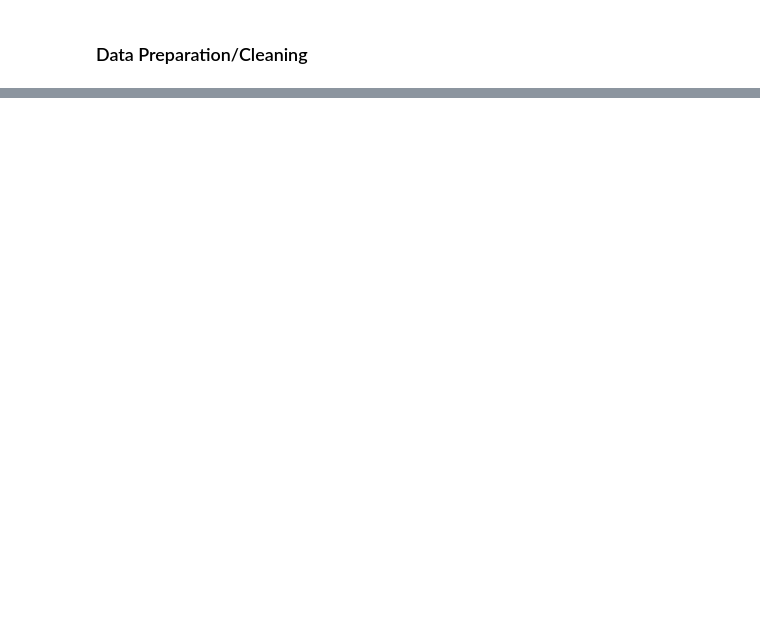
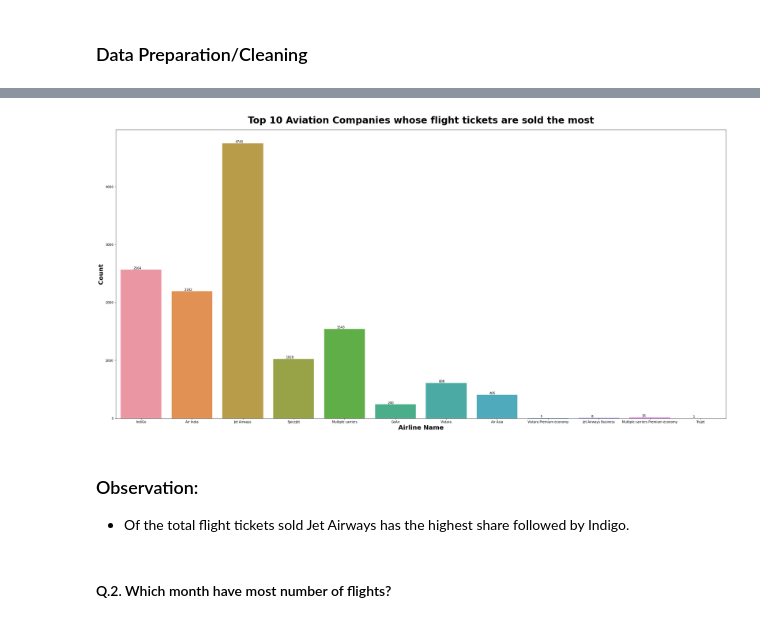
Before and after one commit to kirandhasade/flight_code_analysis, a Jupyter notebook: Flight Prediction.ipynb, the cells around one changed output, grey strips where cells are left out. Cells and saved outputs as stored; diff of their text form; code cells hidden in the pictures; blank space fills up the shorter version.

```diff
--- a/Flight Prediction.ipynb
+++ b/Flight Prediction.ipynb
@@ -11,0 +45,13 @@ final_df = pd.read_csv("flight_prediction.csv")
+# %%
+final_df = final_df.rename(columns={'Airline':'airline',
+                         'Date_of_Journey': 'date_of_journey',
+                         'Source': 'source',
+                         'Destination': 'destination',
+                         'Route': 'route',
+                         'Dep_Time': 'dep_time',
+                         'Arrival_Time': 'arrival_time',
+                         'Duration':'duration',
+                         'Total_Stops': 'total_stops',
+                         'Additional_Info': 'additional_info',
+                         'Price': 'price'
+                         })
@@ -135,0 +373,16 @@ def data_preperation(dataframe)
+# %%
+plt.figure(figsize=(35,17))
+ax=sns.countplot(x='airline',data=final_df)
+plt.ylabel("Count", weight="bold", fontsize=20)
+plt.xlabel("Airline Name", weight="bold", fontsize=20)
+plt.title("Top 10 Aviation Companies whose flight tickets are sold the most", weight="bold",fontsize=30,pad=20)
+
+for p, label in zip(ax.patches, final_df["airline"].value_counts().values):
+    ax.annotate(int(p.get_height()), (p.get_x()+0.25, p.get_height()+1), va='bottom', color= 'black')
+# %% [output]
+[figure, added]
+# %% [markdown]
+### Observation:
+- Of the total flight tickets sold Jet Airways has the highest share followed by Indigo.
+# %% [markdown]
+#### Q.2. Which month have most number of flights?
```
Also changed, not shown: parts of 48 cells of this notebook.
